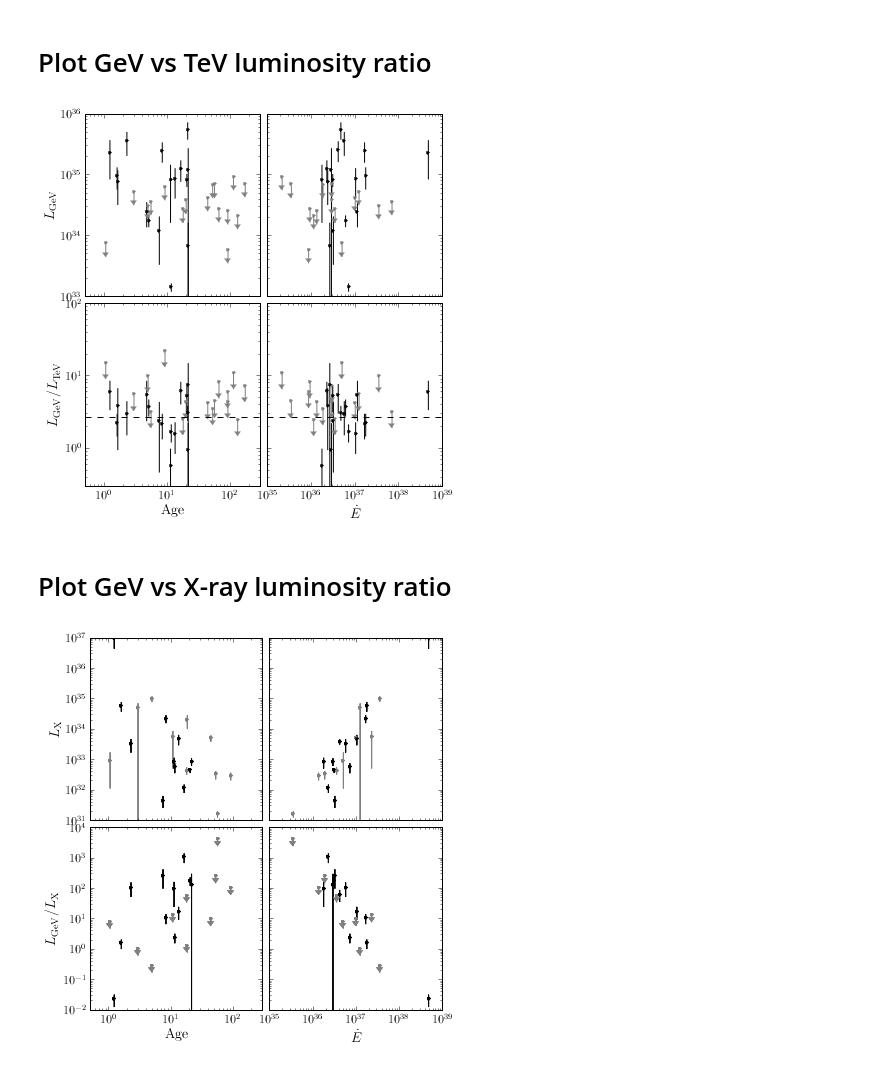
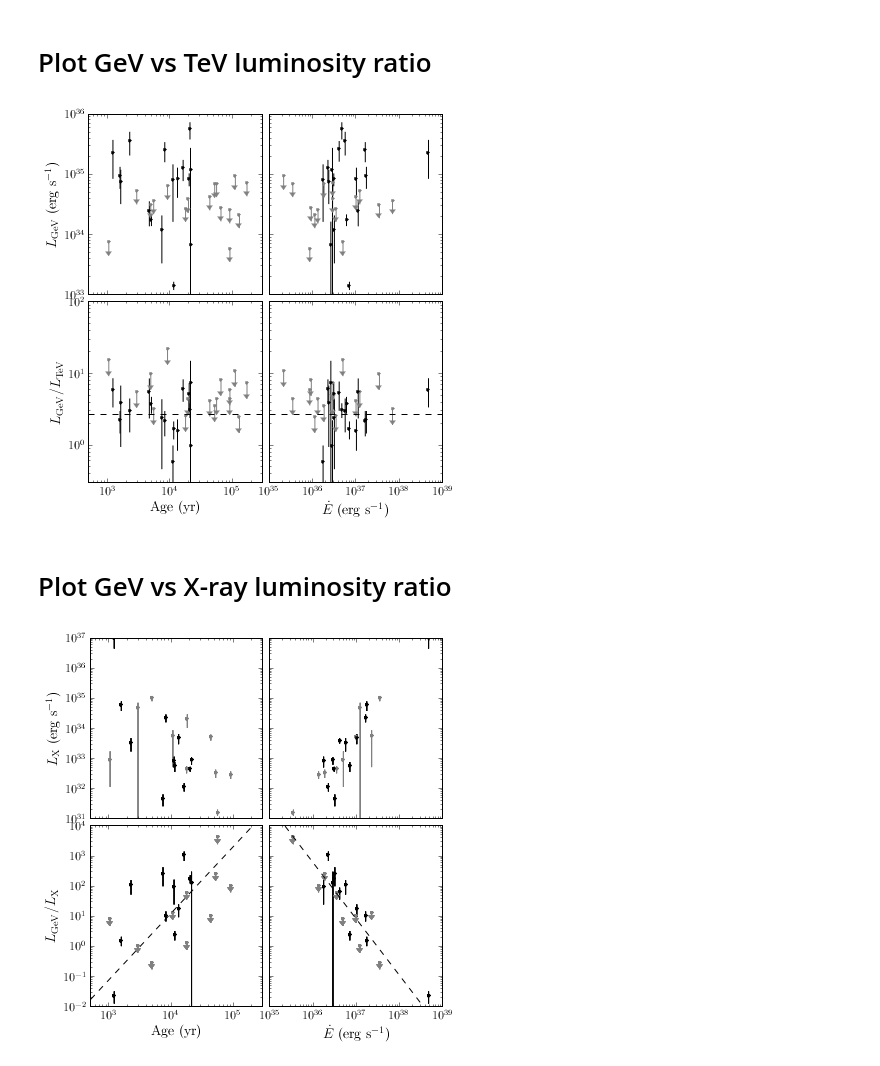
Before and after one commit to joshualande/PhD-Thesis, a Jupyter notebook: chapters/population_study/data/04-10-2013 - PWN Population v3.ipynb, the cells around one changed output. Drawn from its saved outputs; the diff is of its cells as text; code cells hidden in the pictures.

```diff
--- a/chapters/population_study/data/04-10-2013 - PWN Population v3.ipynb
+++ b/chapters/population_study/data/04-10-2013 - PWN Population v3.ipynb
@@ -93,6 +93,7 @@ Next we have to scale luminosity and Edot
 # %%
 df['L_GeV']*=10.**34
 df['Edot']*=10.**34
+df['age']*=1e3
 # %% [markdown]
 And define a column for significance
 # %%
@@ -218,39 +219,38 @@ mykwargs = dict(marker='.',markersize=6, log_clipping=True)
 
 for i,_x in enumerate(['age','Edot']):
     l=df[['F_GeV','F_TeV','L_GeV','L_GeV/TeV',_x,'GeV_significant']].dropna()
     x=l[_x].values
     ratio=l['L_GeV/TeV'].values
     l_gev=l['L_GeV'].values
     significant=l['GeV_significant'].values
     names = l.index.values
-
     from lande.datapoints import plot
     plot(x[significant==False],l_gev[significant==False], axes=grid[0+i], color='gray', **mykwargs)
     plot(x[significant==True],l_gev[significant==True], axes=grid[0+i], color='black', **mykwargs)
 
     plot(x[significant==False],ratio[significant==False], axes=grid[2+i], color='gray', **mykwargs)
     plot(x[significant==True],ratio[significant==True], axes=grid[2+i], color='black', **mykwargs)
 
 
-grid[0].set_ylabel(r'$L_\mathrm{GeV}$')
+grid[0].set_ylabel(r'$L_\mathrm{GeV}$ (erg s$^{-1})$')
 grid[2].set_ylabel(r'$L_\mathrm{GeV}/L_\mathrm{TeV}$')
 
-grid[2].set_xlabel('Age')
-grid[3].set_xlabel(r'$\dot{E}$')
+grid[2].set_xlabel('Age (yr)')
+grid[3].set_xlabel(r'$\dot{E}$ (erg s$^{-1}$)')
 
-grid[0].set_xlim(0.5, 300)
+grid[0].set_xlim(0.5e3, 300e3)
 grid[1].set_xlim(1e35, 1e39)
 
 grid[0].set_ylim(1e33,1e36)
 grid[2].set_ylim(3e-1,1e2)
 
 grid[2].axhline(2.7, color='black', linestyle='--')
 grid[3].axhline(2.7, color='black', linestyle='--')
 
 fig.tight_layout()
 savefig('pwn_age_edot_vs_l_gev.pdf')
 # %% [output]
-[figure, old version]
+[figure, new version]
 # %% [markdown]
 # Plot GeV vs X-ray luminosity ratio
 # %%
@@ -285,19 +285,31 @@ for ax in grid:
         plot(x[significant==False],ratio[significant==False], axes=grid[2+i], color='gray', **mykwargs)
         plot(x[significant==True],ratio[significant==True], axes=grid[2+i], color='black', **mykwargs)
 
-grid[0].set_ylabel(r'$L_\mathrm{X}$')
+grid[0].set_ylabel(r'$L_\mathrm{X}$ (erg s$^{-1}$)')
 grid[2].set_ylabel(r'$L_\mathrm{GeV}/L_\mathrm{X}$')
 
-grid[2].set_xlabel('Age')
-grid[3].set_xlabel(r'$\dot{E}$')
+grid[2].set_xlabel('Age (yr)')
+grid[3].set_xlabel(r'$\dot{E}$ (erg s$^{-1}$)')
 
-grid[0].set_xlim(0.5, 300)
+grid[0].set_xlim(0.5e3, 300e3)
 grid[1].set_xlim(1e35, 1e39)
 
 grid[0].set_ylim(1e31,1e37)
 grid[2].set_ylim(1e-2,1e4)
 fig.tight_layout()
 
+def fraction(Edot):
+        # This is Mattana et al 2009 eqn 3 scaled by average(R) from tevcat
+    return 2.7*10.**(0.47 - 1.87*np.log10(Edot/1e37))
+Edot = np.logspace(np.log10(grid[3].get_xlim()[0]),np.log10(grid[3].get_xlim()[1]),100)
+grid[3].plot(Edot,fraction(Edot),  color='black', linestyle='--')
+
+def fraction(age):
+    # This is Mattana et al 2009 eqn 5 scaled by average(R) from tevcat
+    return 2.7*10.**(0.7  + 2.21 *np.log10(age/1e4))
+age = np.logspace(np.log10(grid[2].get_xlim()[0]), np.log10(grid[2].get_xlim()[1]), 100)
+grid[2].plot(age, fraction(age), color='black', linestyle='--')
+
 savefig('pwn_age_edot_vs_l_xray.pdf')
 # %% [output]
-[figure, old version]
+[figure, new version]
```
Also changed, not shown: parts of 2 cells of this notebook, 3 other files.
